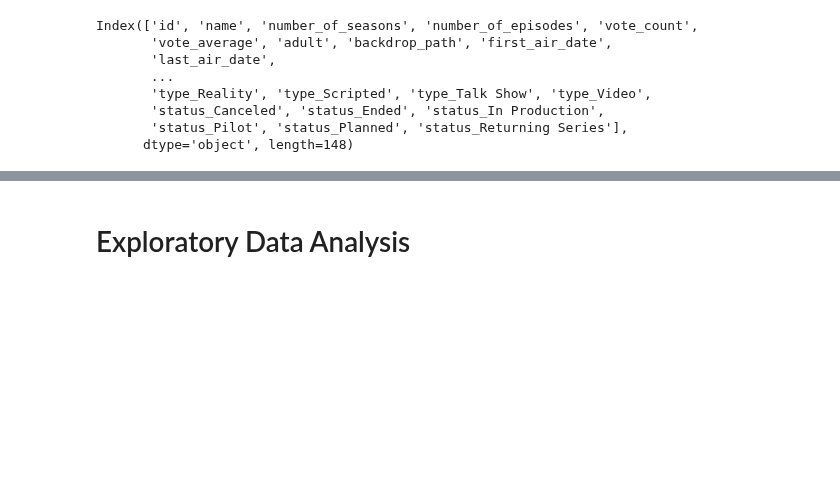
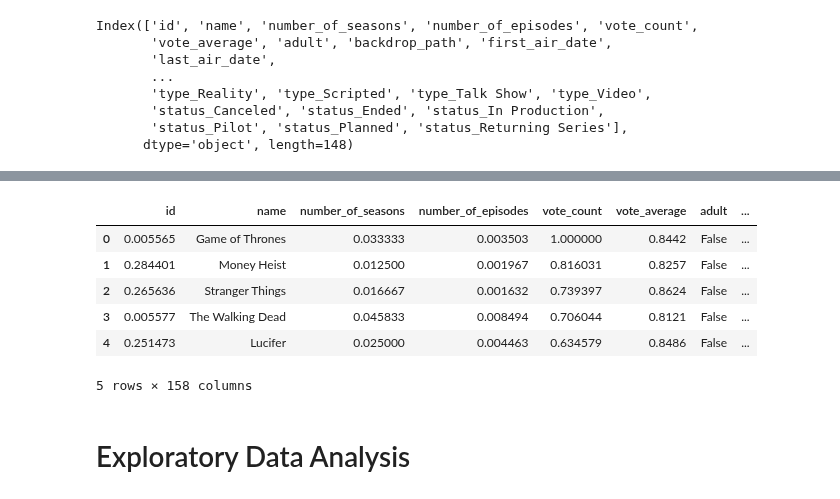
Before and after one commit to DirecTV-Team1A-NextGen-Rec/directv_tvrec, a Jupyter notebook: DirecTV_Group_Notebook.ipynb, the cells around one changed output, grey strips where cells are left out. Saved outputs shown, nothing was run; the diff lists cells and outputs as text; code cells hidden in the pictures; blank space fills up the shorter version.

Commit message:
Created season columns for first_air_date and last_air_date columns and then creating a column for each season consisting of its boolean values

```diff
--- a/DirecTV_Group_Notebook.ipynb
+++ b/DirecTV_Group_Notebook.ipynb
@@ -670,0 +724,4 @@ df.head(10)
+# %%
+# Creating a column with the seasons
+df['first_air_date_season'] = df['first_air_date'].apply(get_season)
+df['first_air_date_season']
@@ -670,0 +741,6 @@ df.head(10)
+# %%
+# Creating columns for first_air_date_season as boolean values
+df['first_air_date_winter'] = df['first_air_date_season'] == 'WINTER'
+df['first_air_date_spring'] = df['first_air_date_season'] == 'SPRING'
+df['first_air_date_summer'] = df['first_air_date_season'] == 'SUMMER'
+df['first_air_date_fall'] = df['first_air_date_season'] == 'FALL'
@@ -670,0 +755,4 @@ df.head(10)
+# %%
+# Repeating similar process for last_air_date
+df['last_air_date_season'] = df['last_air_date'].apply(get_season)
+df['last_air_date_season']
@@ -670,0 +772,5 @@ df.head(10)
+# %%
+df['last_air_date_winter'] = df['first_air_date_season'] == 'WINTER'
+df['last_air_date_spring'] = df['first_air_date_season'] == 'SPRING'
+df['last_air_date_summer'] = df['first_air_date_season'] == 'SUMMER'
+df['last_air_date_fall'] = df['first_air_date_season'] == 'FALL'
@@ -671,3 +781,13 @@ df.head(10)
+# %%
+df.head(5)
+# %% [output]
+|  | id | name | number_of_seasons | number_of_episodes | vote_count | vote_average | adult | ... |
+| 0 | 0.005565 | Game of Thrones | 0.033333 | 0.003503 | 1.000000 | 0.8442 | False | ... |
+| 1 | 0.284401 | Money Heist | 0.012500 | 0.001967 | 0.816031 | 0.8257 | False | ... |
+| 2 | 0.265636 | Stranger Things | 0.016667 | 0.001632 | 0.739397 | 0.8624 | False | ... |
+| 3 | 0.005577 | The Walking Dead | 0.045833 | 0.008494 | 0.706044 | 0.8121 | False | ... |
+| 4 | 0.251473 | Lucifer | 0.025000 | 0.004463 | 0.634579 | 0.8486 | False | ... |
+5 rows × 158 columns
 # %% [markdown]
 # Exploratory Data Analysis
 # %%
```
Also changed, not shown: parts of 11 cells of this notebook.
